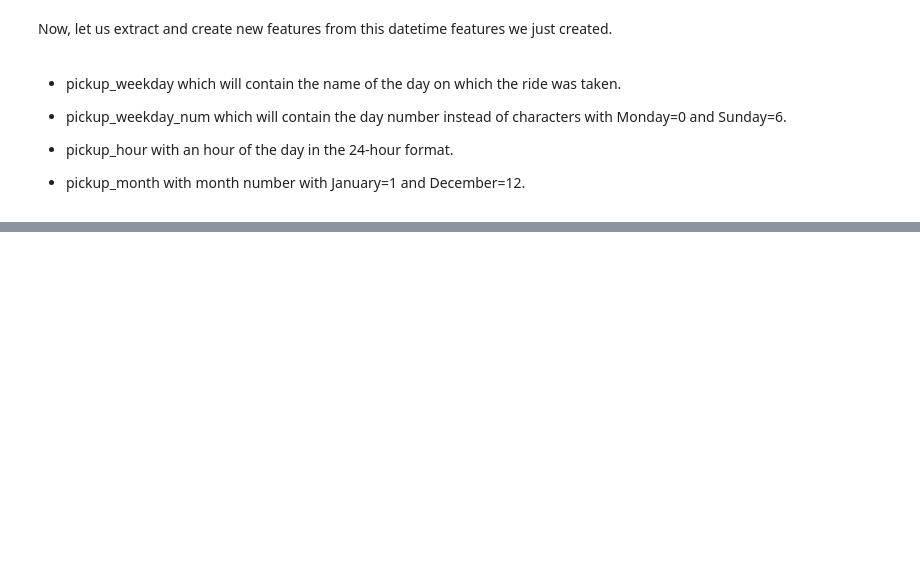
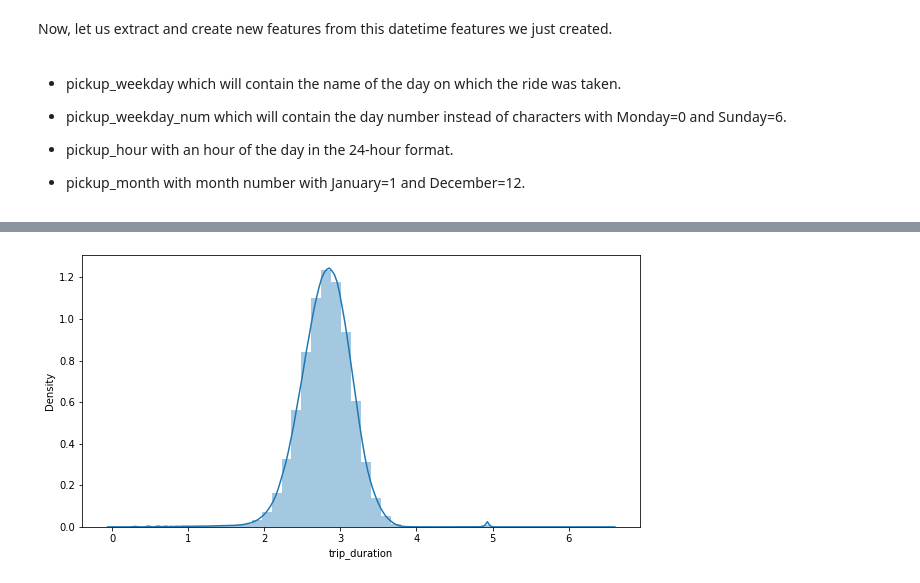
Before and after one commit to AmirKhan6219/NYC-Taxi-Trip-Time-Prediction, a Jupyter notebook: NYC_Taxi_Trip_Time_prediction.ipynb, the cells around one changed output, grey strips where cells are left out. Saved outputs shown, nothing was run; the diff lists cells and outputs as text; code cells hidden in the pictures; blank space fills up the shorter version.

```diff
--- a/NYC_Taxi_Trip_Time_prediction.ipynb
+++ b/NYC_Taxi_Trip_Time_prediction.ipynb
@@ -106,0 +166,7 @@ data['distance'] = data.apply(lambda x: cal_distance(x['pickup_latitude'],x['pic
+# %%
+# as we can see it tis highly right skewed we will normalize it by using log transformation
+plt.figure(figsize = (10,5))
+sns.distplot(np.log10(data['trip_duration']))
+plt.show()
+# %% [output]
+[figure, added]
```
Also changed, not shown: parts of 14 cells of this notebook.
